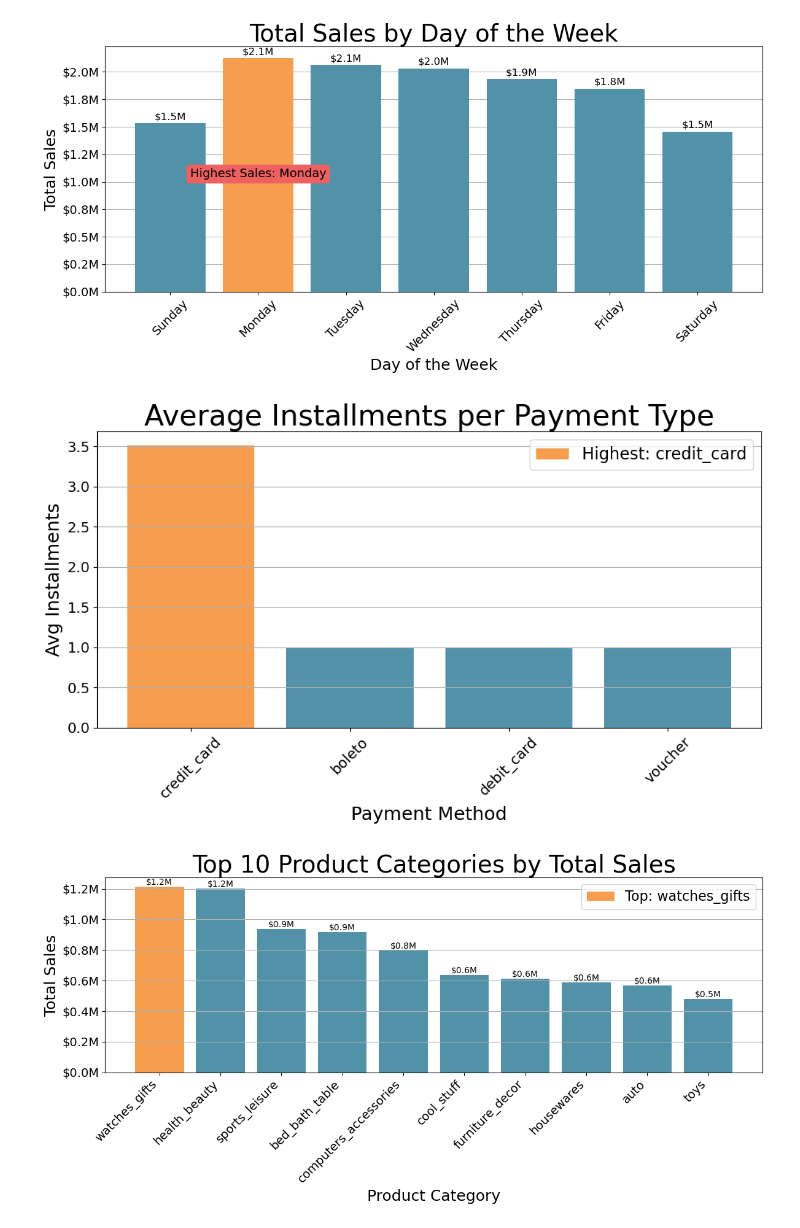
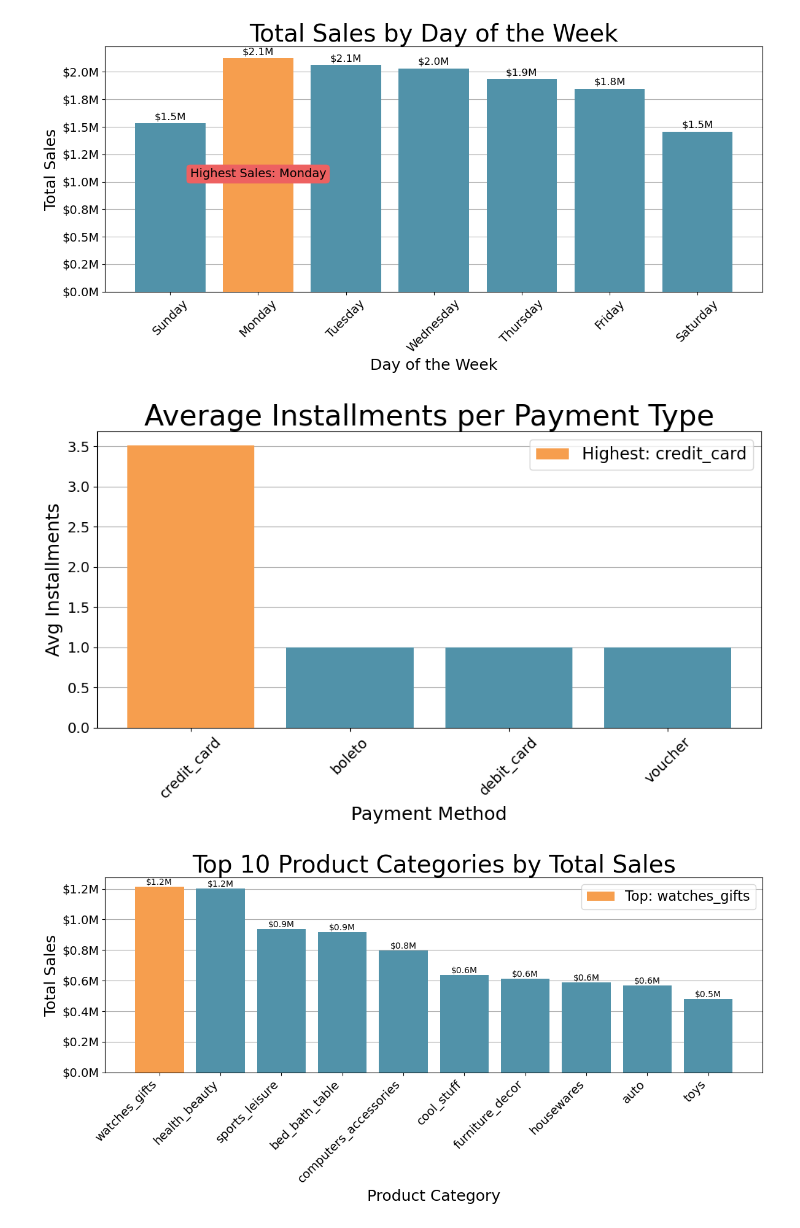
Before and after one commit to mlnotes2718/module2-project, a Jupyter notebook: notebook/analysis.ipynb, the cells around one changed output. Cells and saved outputs as stored; diff of their text form; code cells hidden in the pictures.

```diff
--- a/notebook/analysis.ipynb
+++ b/notebook/analysis.ipynb
@@ -236,42 +236,39 @@ plt.show()
 # %% [output]
 [figure]
 # %%
-# Initialize BigQuery client
-client = bigquery.Client(project='sctp-data-eng-ecomm')
-
 # Query: Average Installments per Payment Type
 query3 = """
 SELECT
   payment_type,
   AVG(payment_installments) AS avg_installments
 FROM `sctp-data-eng-ecomm.ecomm_dev.fact_order_items`
 WHERE payment_installments IS NOT NULL
 GROUP BY payment_type
 """
 df3 = client.query(query3).to_dataframe()
 
 # Identify the payment method with the highest average installments
 max_idx = df3['avg_installments'].idxmax()
 highlight_color = '#f69e4e'  # Orange
 default_color = '#5192A9'    # Blue
 colors = [highlight_color if i == max_idx else default_color for i in range(len(df3))]
 
 # Plotting
 plt.figure(figsize=(10, 6))
-bars = plt.bar(df3["payment_type"], df3["avg_installments"], color=colors)
+bars = plt.bar(df3["payment_type"], df3["avg_installments"], color=colors, zorder=3)
 
 # Labels and formatting
 plt.title("Average Installments per Payment Type", fontsize=28)
 plt.xlabel("Payment Method", fontsize=18)
 plt.ylabel("Avg Installments", fontsize=18)
 plt.xticks(rotation=45, fontsize=14)
 plt.yticks(fontsize=14)
 plt.legend([f'Highest: {df3.loc[max_idx, "payment_type"]}'], fontsize=16)
 plt.grid(axis='y')
 plt.tight_layout()
 plt.show()
 # %% [output]
-[figure, old version]
+[figure, new version]
 # %%
 
 # Query to get top 10 product categories by total sales
```
Also changed, not shown: parts of 1 cell of this notebook.
